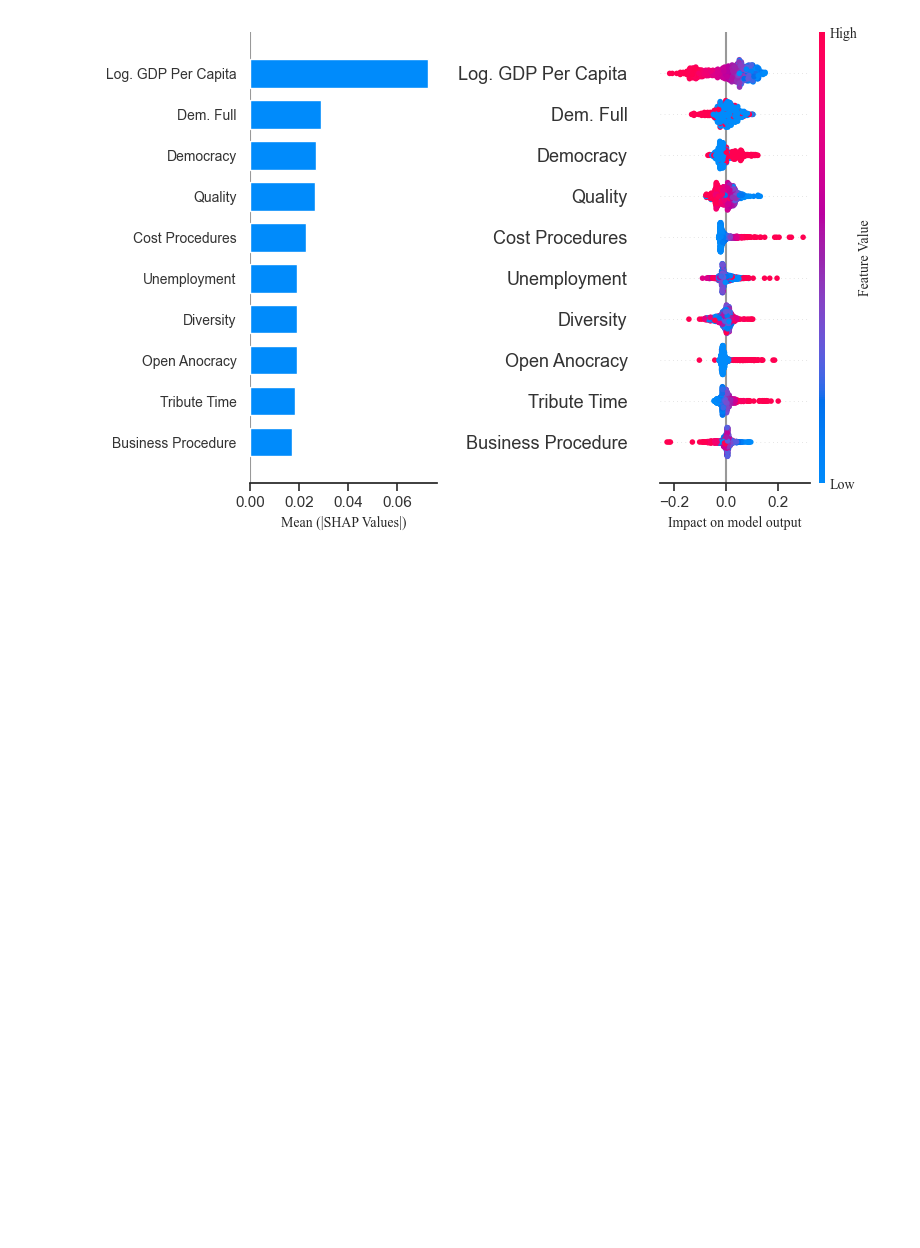
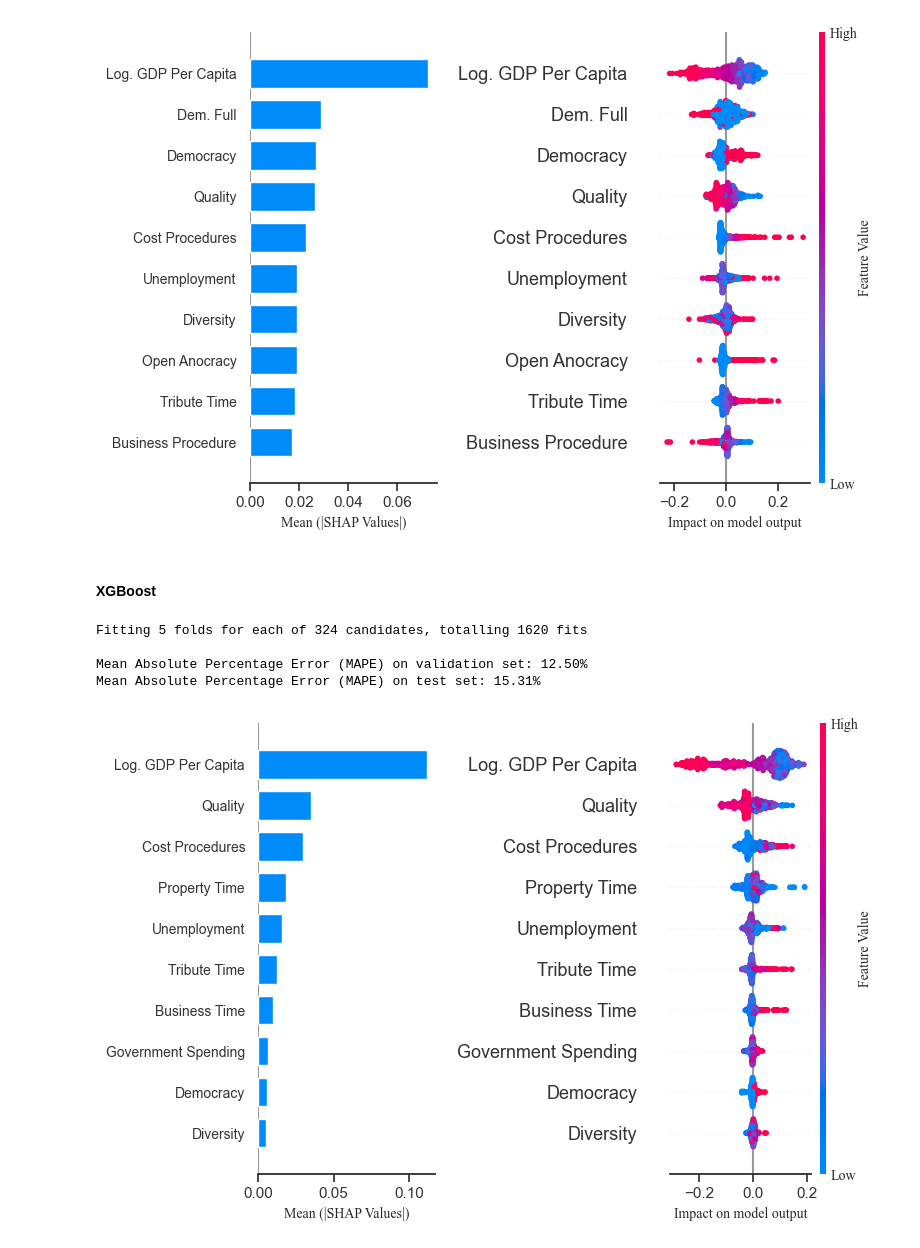
Before and after one commit to joaosilvafelix19/pred_se_ml, a Jupyter notebook: regressions.ipynb, the cells around one changed output. Drawn from its saved outputs; the diff is of its cells as text; code cells hidden in the pictures; blank space fills up the shorter version.

```diff
--- a/regressions.ipynb
+++ b/regressions.ipynb
@@ -633,3 +633,80 @@ colorbar.set_ylabel("Feature Value", fontname="Times New Roman", fontsize=10)
 plt.show()
 # %% [output]
 [figure]
+# %% [markdown]
+#### XGBoost
+# %%
+from xgboost import XGBRegressor
+
+xgb_param_grid = {
+    'learning_rate': [0.1, 0.01, 0.001],
+    'max_depth': [3, 5, 10],
+    'n_estimators': [100, 200, 300],
+    'gamma': [0, 0.1, 0.2],
+    'subsample': [0.8, 1.0],
+    'colsample_bytree': [0.8, 1.0]
+}
+
+model_xgb = XGBRegressor()
+
+xgb_grid_search = GridSearchCV(model_xgb,
+                                  xgb_param_grid,
+                                  scoring='neg_mean_absolute_percentage_error',
+                                  cv=5,
+                                  verbose=2,
+                                  n_jobs=-1)
+
+xgb_grid_search.fit(X_train, y_train)
+
+# Get the best model
+xgb_best_model = xgb_grid_search.best_estimator_
+
+# Predictions and evaluations on validation set
+y_pred = xgb_best_model.predict(X_valid)
+mape = np.mean(np.abs((y_valid - y_pred) / y_valid)) * 100
+print(f'\nMean Absolute Percentage Error (MAPE) on validation set: {mape:.2f}%')
+
+# Predictions and evaluations on test set
+y_pred_test = xgb_best_model.predict(test_set.drop(labels=['Shadow Economy'], axis=1))
+mape_test = np.mean(np.abs((test_set['Shadow Economy'] - y_pred_test) / test_set['Shadow Economy'])) * 100
+print(f'Mean Absolute Percentage Error (MAPE) on test set: {mape_test:.2f}%')
+# %% [output]
+Fitting 5 folds for each of 324 candidates, totalling 1620 fits
+
+Mean Absolute Percentage Error (MAPE) on validation set: 12.50%
+Mean Absolute Percentage Error (MAPE) on test set: 15.31%
+# %%
+explainer_xgb = shap.Explainer(xgb_best_model)
+shap_values_xgb = explainer_xgb(X_train)
+# %%
+fig = plt.figure()
+gs = GridSpec(1, 2, figure=fig)
+
+f_1 = fig.add_subplot(gs[0])
+shap.summary_plot(shap_values_xgb,
+                  X_train,
+                  show=False,
+                  max_display=10,
+                 plot_type='bar')
+
+plt.xlabel("Mean (|SHAP Values|)", fontname="Times New Roman", fontsize=10)
+plt.tick_params(axis='y', labelsize=10)
+
+f_2 = fig.add_subplot(gs[1])
+shap.summary_plot(
+    shap_values_xgb,
+    X_train,
+    plot_type="dot",
+    max_display=10,
+    auto_size_plot=False,
+    show=False)
+plt.xlabel("Impact on model output", fontname="Times New Roman", fontsize=10)
+
+colorbar = plt.gcf().axes[-1]
+
+colorbar.set_yticklabels(["Low", "High"], fontname="Times New Roman", fontsize=10)
+colorbar.set_ylabel("Feature Value", fontname="Times New Roman", fontsize=10)
+
+plt.show()
+# %% [output]
+[figure, added]
```
Also changed, not shown: parts of 1 cell of this notebook.
